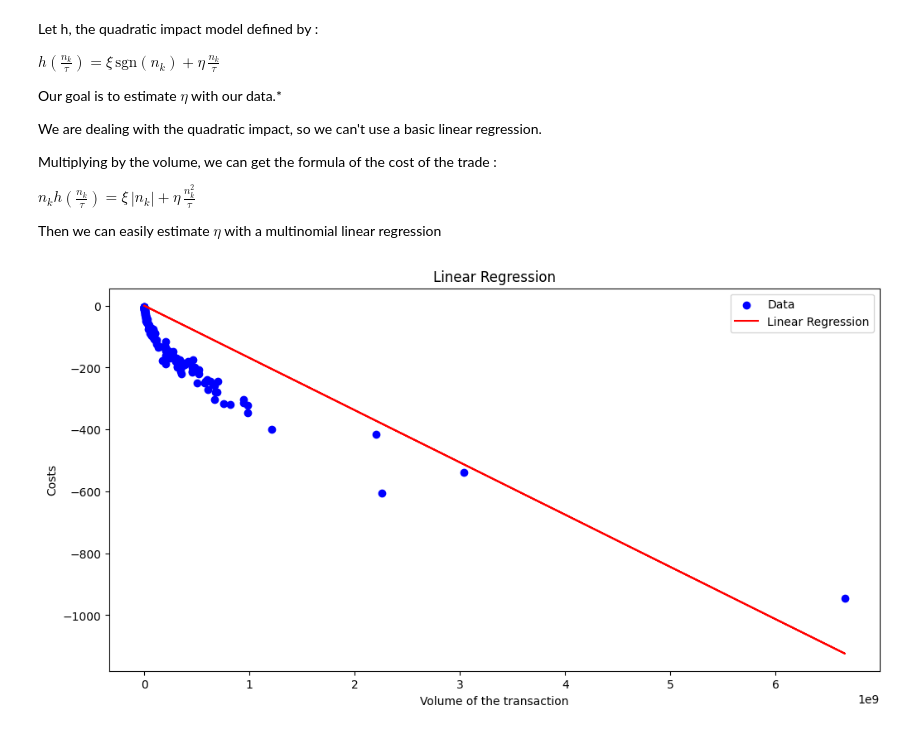
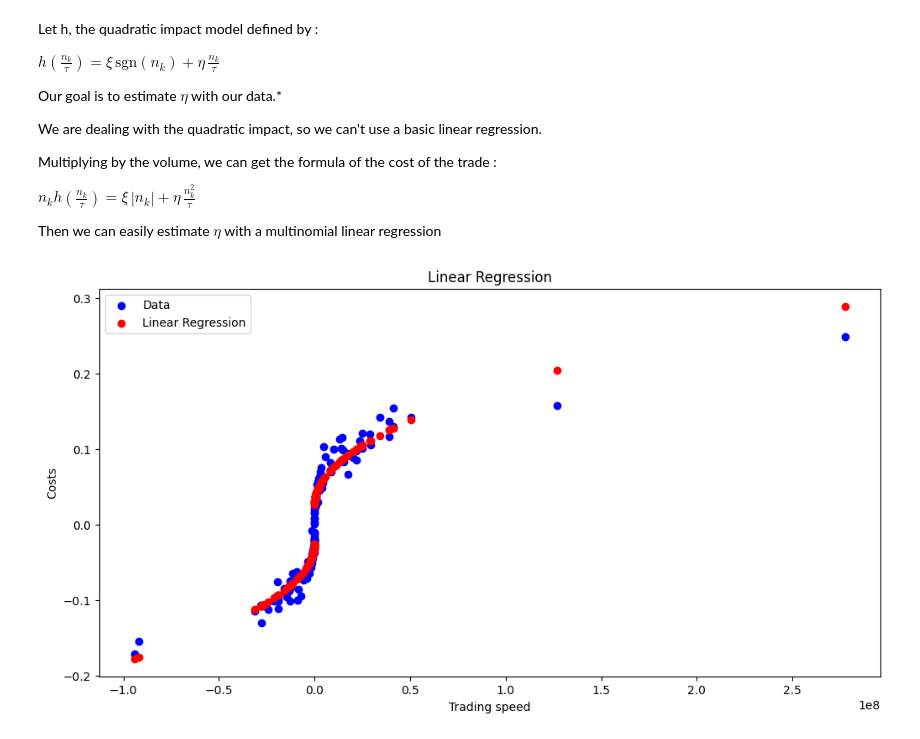
Before and after one commit to nathan6292/Market-Risk-Final-Project, a Jupyter notebook: Nathan_Fleury, Julien_Gilles - Project.ipynb, the cells around one changed output. Saved outputs shown, nothing was run; the diff lists cells and outputs as text; code cells hidden in the pictures.

```diff
--- a/Nathan_Fleury, Julien_Gilles - Project.ipynb
+++ b/Nathan_Fleury, Julien_Gilles - Project.ipynb
@@ -2027,28 +2029,36 @@ Multiplying by the volume, we can get the formula of the cost of the trade :
 $ n_kh\left(\frac{n_k}{\tau}\right) = \xi \, \left|n_k \right|+ \eta \, \frac{n_k^2}{\tau}$
 
 Then we can easily estimate $\eta$ with a multinomial linear regression
+# %%
+bid_ask_signed = (data['bid-ask spread']/2)*data['Sign of the transaction']*v
+costs = data['costs']
+
+def linear_regression_eta(X,y):
+    X_mean = np.mean(X, axis=1)
+    y_mean = np.mean(y)
+
+
+    XtX = np.dot(X.T, X)
+    Xty = np.dot(X.T, y)
+    beta = np.dot(np.linalg.inv(XtX),Xty)
+
+    return beta
 # %%
-# Plot eta in function of the volume of the transaction
+X_eta = np.column_stack((np.sign(v), v/tau))
+X_eta = np.hstack((np.ones((len(X_eta), 1)), X_eta))
+y_eta = costs
 
-def quadratic_impact_model(eta,v):
-    return data['bid-ask spread']/2*data['Sign of the transaction'] + eta*v/tau
-
-bid_ask_signed = (data['bid-ask spread']/2)*data['Sign of the transaction']*v
-costs = data['costs']
-
-y_eta = costs - bid_ask_signed
-X_eta = (v**2)/tau
-
-eta = linear_regression(X_eta, y_eta)
+coef_eta = linear_regression_eta(X_eta, y_eta)
+coef_eta
 
 # Plot the linear regression
 plt.figure(figsize=(12, 6))
-plt.scatter((v**2)/tau, costs - bid_ask_signed, color='blue', label='Data')
-plt.plot((v**2)/tau, eta*(v**2)/tau, color='red', label='Linear Regression')
+plt.scatter(np.sign(v)*v**2, costs, color='blue', label='Data')
+plt.scatter(np.sign(v)*v**2, np.dot(X_eta, coef_eta), color='red', label='Linear Regression')
 plt.title('Linear Regression')
-plt.xlabel('Volume of the transaction')
+plt.xlabel('Trading speed')
 plt.ylabel('Costs')
 plt.legend()
 plt.show()
 # %% [output]
-[figure, old version]
+[figure, new version]
```
Also changed, not shown: parts of 13 cells of this notebook.
